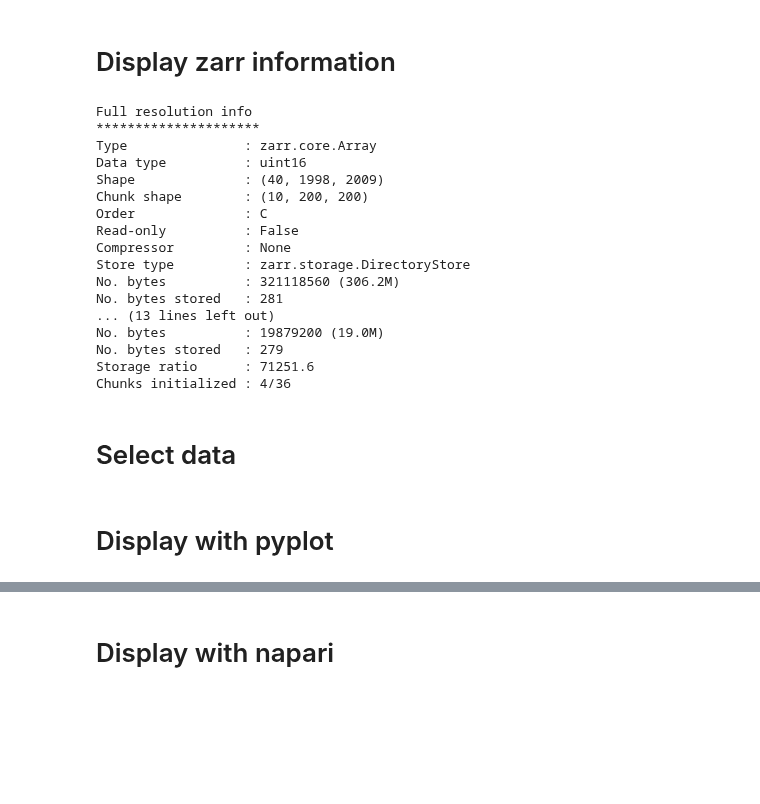
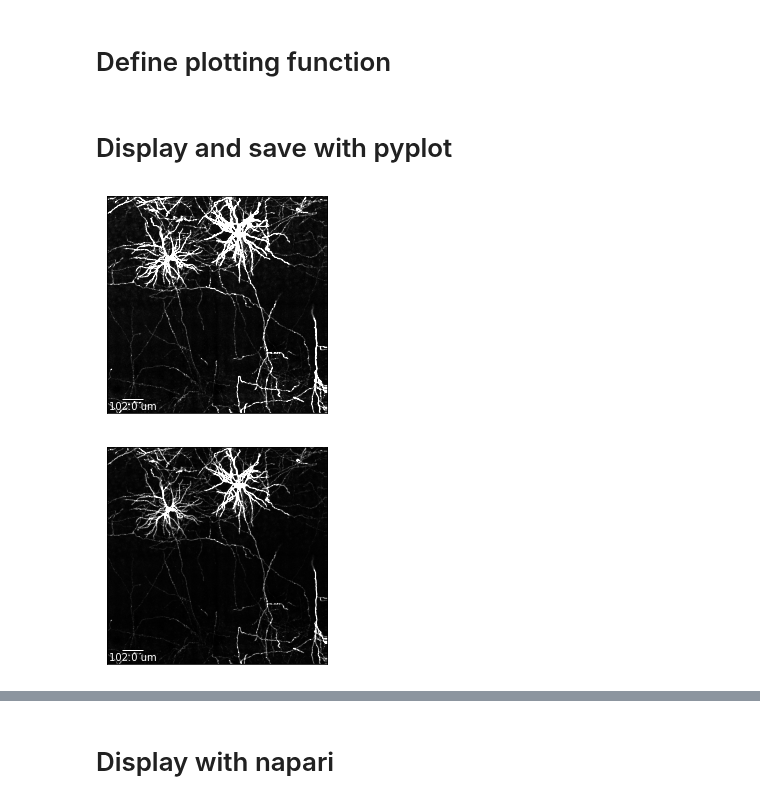
Before and after one commit to neurodata/brainlit, a Jupyter notebook: experiments/sriram/viewing-data-2d.ipynb, the cells around one changed output, grey strips where cells are left out. Saved outputs shown, nothing was run; the diff lists cells and outputs as text; code cells hidden in the pictures; blank space fills up the shorter version.

```diff
--- a/experiments/sriram/viewing-data-2d.ipynb
+++ b/experiments/sriram/viewing-data-2d.ipynb
@@ -5,5 +5,5 @@ import matplotlib.pyplot as plt
 from mpl_toolkits.axes_grid1.anchored_artists import AnchoredSizeBar
 from pathlib import Path
 import numpy as np
-# %% [markdown]
-# Display zarr information
+# %% [markdown]
+# Define plotting function
@@ -10,44 +44,19 @@ import numpy as np
+# %% [markdown]
+# Display and save with pyplot
 # %%
-zero_level_res = [1, 1, 1]  # zxy resolution, in microns
+zero_level_res = [3, 0.51, 0.51]  # zxy resolution, in microns
 res_level = 2
-project_path = "/Users/thomasathey/Documents/mimlab/mouselight/brainlit_parent/brainlit/experiments/sriram/data/"  # "E:\\Projects\\KolodkinLab\\Sriram\\brainlit-tracing\\brainlit\\experiments\\sriram\\data\\"
+ome_path = "/Users/thomasathey/Documents/mimlab/mouselight/brainlit_parent/brainlit/experiments/sriram/data/test-czi/fg_ome.zarr"  # "E:\\Projects\\KolodkinLab\\Sriram\\brainlit-tracing\\brainlit\\experiments\\sriram\\data\\"
+axis = 0
+vmin, vmax = 0, 100
 
-res_level_res = [
-    zero_level_res[0],
-    2**2 * zero_level_res[1],
-    2**2 * zero_level_res[2],
-]
-project_path = Path(project_path)
-ome_zarr_0_path = project_path / "fg_ome.zarr" / "0"
-ome_zarr_res_path = project_path / "fg_ome.zarr" / str(res_level)
-
-z0 = zarr.open_array(ome_zarr_0_path)
-print(f"Full resolution info")
-print("*********************")
-print(z0.info)
-
-
-zr = zarr.open_array(ome_zarr_res_path)
-print(f"Specified resolution info")
-print("*********************")
-print(zr.info)
+for vmax in [50,100]:
+    res_level_res = [
+        zero_level_res[0],
+        2**res_level * zero_level_res[1],
+        2**res_level * zero_level_res[2],
+    ]
+    plot_mip(ome_path, res_level, axis, vmin, vmax, res_level_res, save_dir="/Users/thomasathey/Documents/mimlab/mouselight/brainlit_parent/brainlit/experiments/sriram/data/test-czi/")
 # %% [output]
-Full resolution info
-*********************
-Type               : zarr.core.Array
-Data type          : uint16
-Shape              : (40, 1998, 2009)
-Chunk shape        : (10, 200, 200)
-Order              : C
-Read-only          : False
-Compressor         : None
-Store type         : zarr.storage.DirectoryStore
-No. bytes          : 321118560 (306.2M)
-No. bytes stored   : 281
-... (13 lines left out)
-No. bytes          : 19879200 (19.0M)
-No. bytes stored   : 279
-Storage ratio      : 71251.6
-Chunks initialized : 4/36
+[figure, added]
+[figure, added]
-# %% [markdown]
-# Select data
@@ -57,2 +62,0 @@ mip = np.amax(region, axis=0)  # take maximum along first axis for coronal mip
-# %% [markdown]
-# Display with pyplot
```
Also changed, not shown: parts of 4 cells of this notebook, 4 other files.
